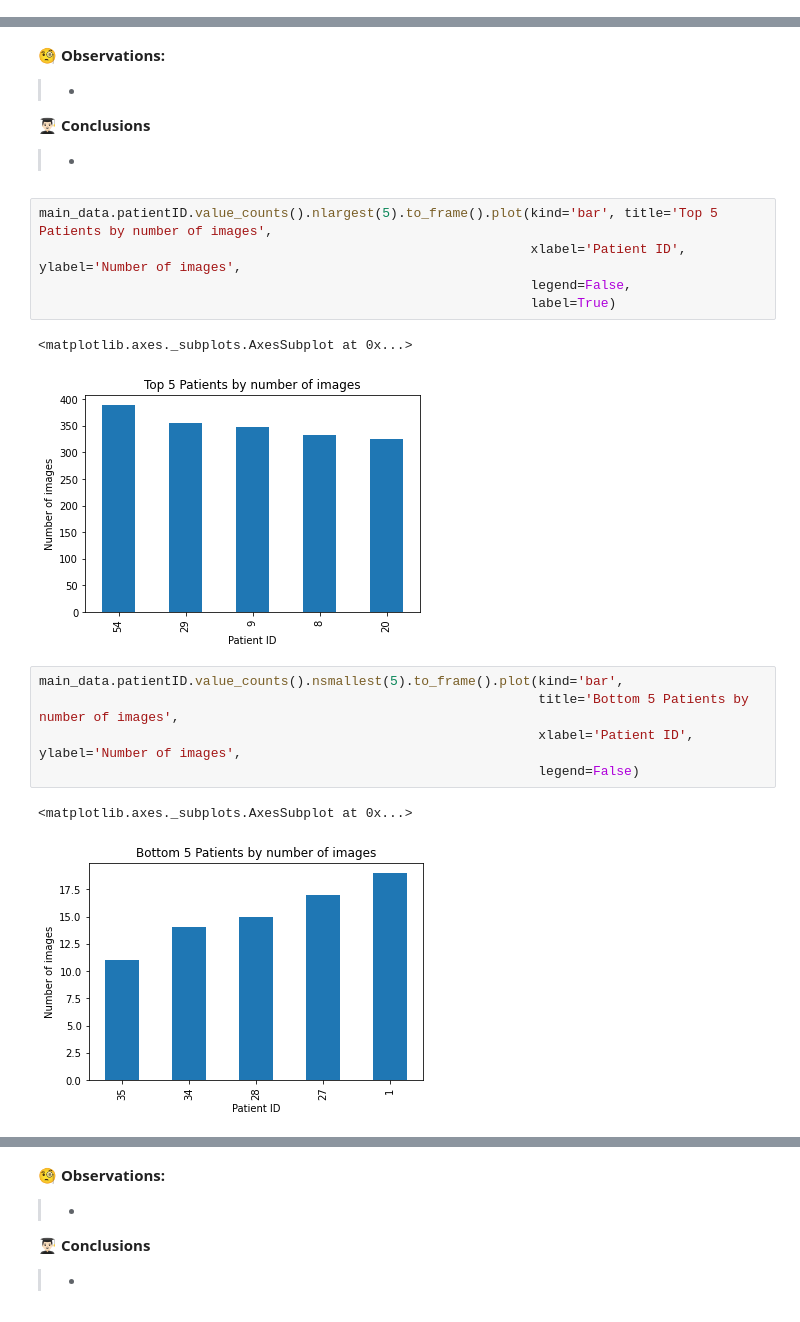
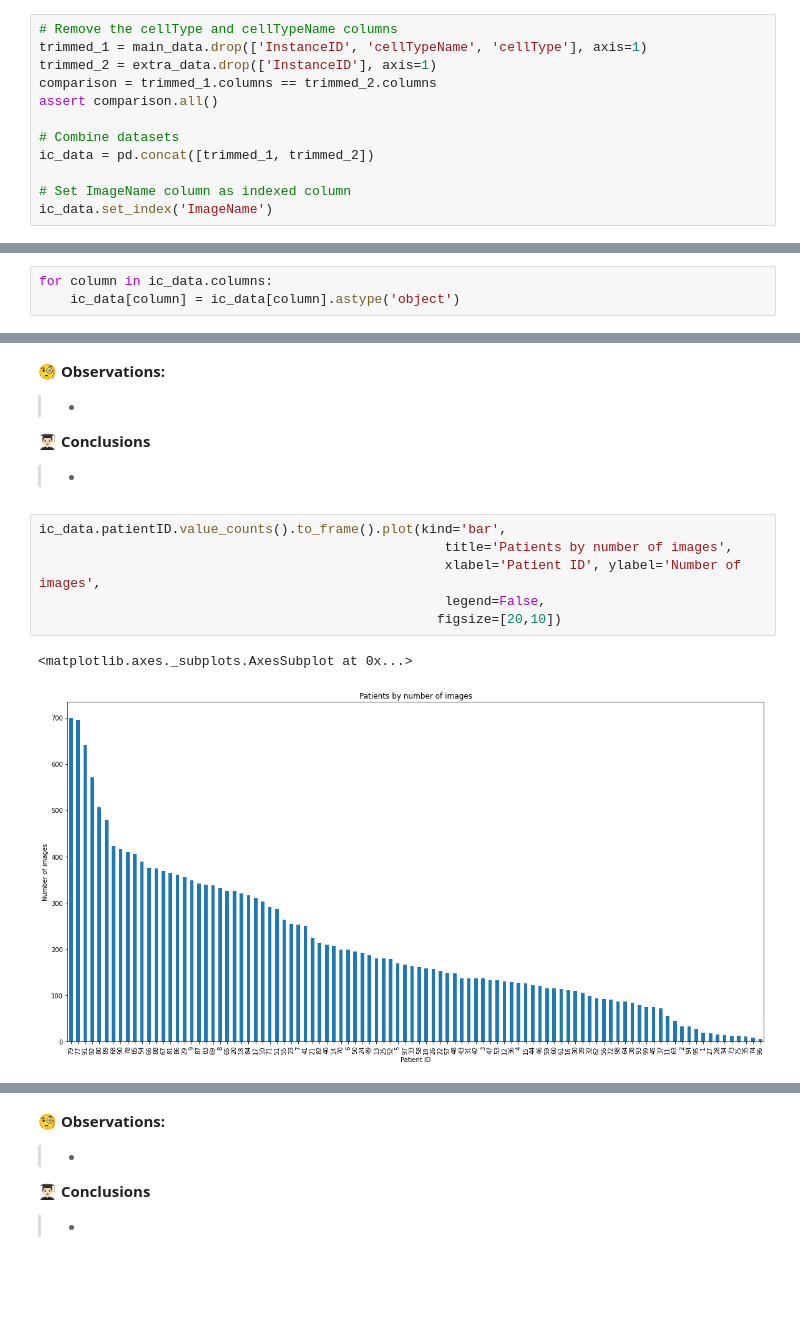
Before and after one commit to Luke-Mason/CML-Assignment-2, a Jupyter notebook: Luke.ipynb, the cells around one changed output, grey strips where cells are left out. Saved outputs shown, nothing was run; the diff lists cells and outputs as text; blank space fills up the shorter version.

Commit message:
Added More EDA, and combined datasets

```diff
--- a/Luke.ipynb
+++ b/Luke.ipynb
@@ -553,0 +597,12 @@ pd.crosstab(main_data['cellTypeName'], main_data['isCancerous'], margins=False).
+# %%
+# Remove the cellType and cellTypeName columns
+trimmed_1 = main_data.drop(['InstanceID', 'cellTypeName', 'cellType'], axis=1)
+trimmed_2 = extra_data.drop(['InstanceID'], axis=1)
+comparison = trimmed_1.columns == trimmed_2.columns
+assert comparison.all()
+
+# Combine datasets
+ic_data = pd.concat([trimmed_1, trimmed_2])
+
+# Set ImageName column as indexed column
+ic_data.set_index('ImageName')
@@ -553,0 +727,3 @@ pd.crosstab(main_data['cellTypeName'], main_data['isCancerous'], margins=False).
+# %%
+for column in ic_data.columns:
+    ic_data[column] = ic_data[column].astype('object')
@@ -558,18 +758,11 @@ pd.crosstab(main_data['cellTypeName'], main_data['isCancerous'], margins=False).
 👨🏻‍🎓 **Conclusions**
 > -
 # %%
-main_data.patientID.value_counts().nlargest(5).to_frame().plot(kind='bar', title='Top 5 Patients by number of images',
-                                                               xlabel='Patient ID', ylabel='Number of images',
-                                                               legend=False,
-                                                               label=True)
+ic_data.patientID.value_counts().to_frame().plot(kind='bar',
+                                                    title='Patients by number of images',
+                                                    xlabel='Patient ID', ylabel='Number of images',
+                                                    legend=False,
+                                                   figsize=[20,10])
 # %% [output]
 <matplotlib.axes._subplots.AxesSubplot at 0x...>
-[figure, old version]
+[figure, new version]
-# %%
-main_data.patientID.value_counts().nsmallest(5).to_frame().plot(kind='bar',
-                                                                title='Bottom 5 Patients by number of images',
-                                                                xlabel='Patient ID', ylabel='Number of images',
-                                                                legend=False)
-# %% [output]
-<matplotlib.axes._subplots.AxesSubplot at 0x...>
-[figure, removed]
```
Also changed, not shown: parts of 90 cells of this notebook.
